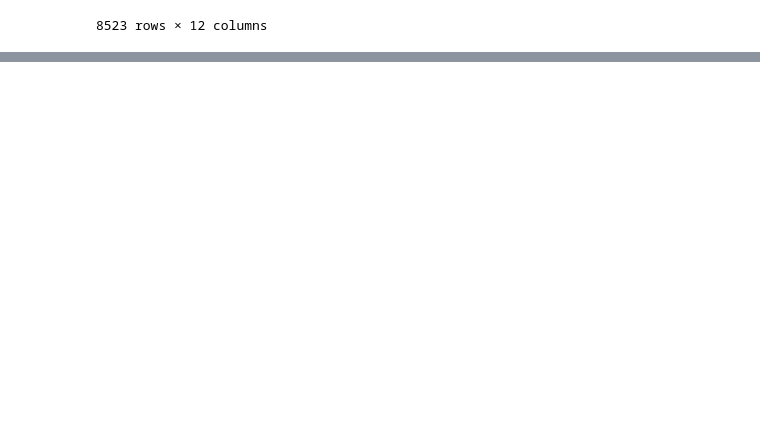
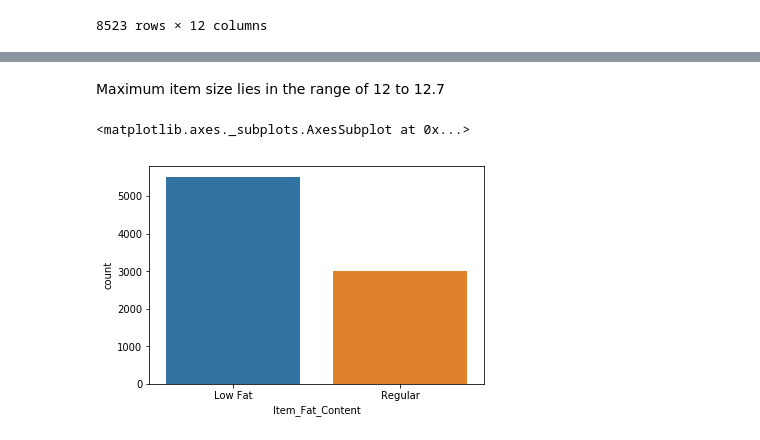
Before and after one commit to chanchalbhalla4/github-assignment, a Jupyter notebook: bigmart.ipynb, the cells around one changed output, grey strips where cells are left out. Drawn from its saved outputs; the diff is of its cells as text; code cells hidden in the pictures; blank space fills up the shorter version.

```diff
--- a/bigmart.ipynb
+++ b/bigmart.ipynb
@@ -137,0 +156,7 @@ data
+# %% [markdown]
+ Maximum item size lies in the range of 12 to 12.7
+# %%
+sns.countplot(data['Item_Fat_Content'])
+# %% [output]
+<matplotlib.axes._subplots.AxesSubplot at 0x...>
+[figure, added]
```
Also changed, not shown: parts of 14 cells of this notebook.
